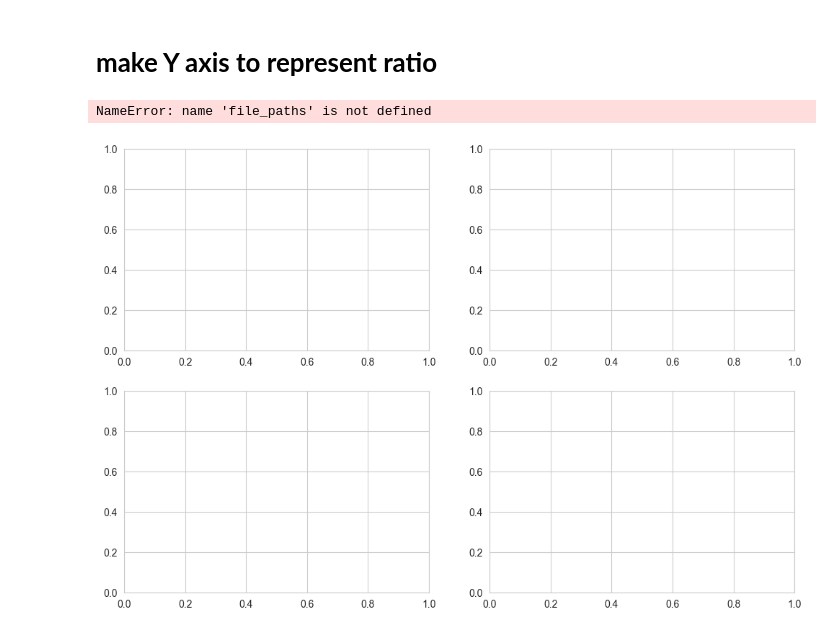
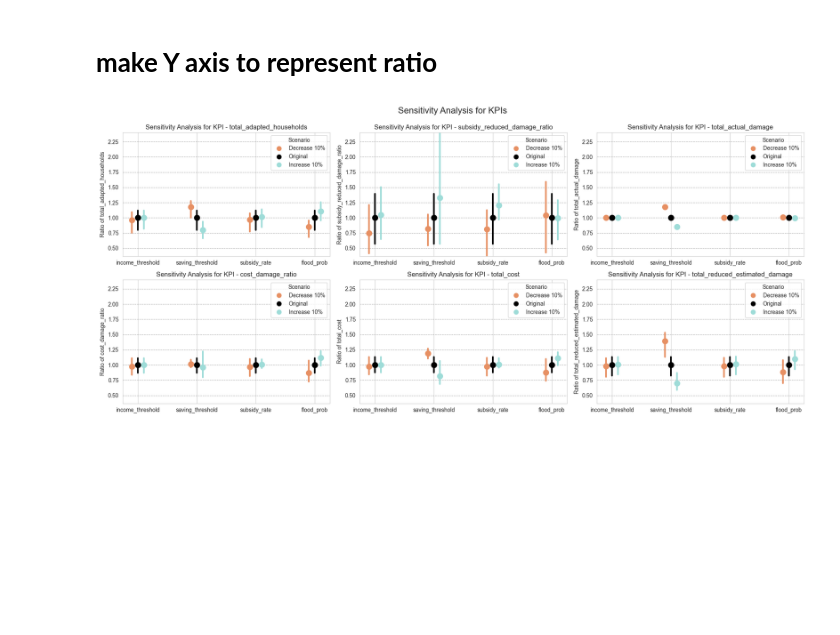
Before and after one commit to ctezgec/abm, a Jupyter notebook: model/analysis_sensitivity.ipynb, the cells around one changed output. Saved outputs shown, nothing was run; the diff lists cells and outputs as text; code cells hidden in the pictures; blank space fills up the shorter version.

```diff
--- a/model/analysis_sensitivity.ipynb
+++ b/model/analysis_sensitivity.ipynb
@@ -227,18 +227,15 @@ def calculate_ratio_statistics(dataframe, kpi, parameter_name, parameter_values)
     return results
 # Define the list of KPIs you want to analyze
 kpis = ['total_adapted_households',
-        'total_reduced_estimated_damage',
-        # 'total_actual_damage',
-        # 'total_subsidy',
-        # 'total_expenditure_on_adaptations',
-        'total_cost_damage_ratio',
-        # 'expenditure_damage_ratio',
-        # 'total_reduced_actual_damage',
-        'subsidy_damage_ratio']
+        'subsidy_reduced_damage_ratio',
+        'total_actual_damage',
+        'cost_damage_ratio',
+        'total_cost',
+        'total_reduced_estimated_damage']  # Replace kpis
 
 # Define the number of rows and columns for the subplots
 num_rows = 2
-num_cols = 2
+num_cols = 3
 
 # Create a figure with the defined number of subplots
 fig, axes = plt.subplots(num_rows, num_cols, figsize=(6 * num_cols, 4 * num_rows))
@@ -251,17 +248,17 @@ data_kpis = {kpi: {} for kpi in kpis}
 for kpi in kpis:
     for key, file_path in file_paths.items():
         df = load_and_filter_dataframe(file_path)
-        if kpi == 'subsidy_damage_ratio':
-            df['subsidy_damage_ratio'] = np.where(df['total_reduced_estimated_damage'] != 0,
-                                                  df['total_subsidy'] / df['total_reduced_estimated_damage'],
+        if kpi == 'subsidy_reduced_damage_ratio':
+            df['subsidy_reduced_damage_ratio'] = np.where(df['total_reduced_actual_damage'] != 0,
+                                                  df['total_subsidy'] / df['total_reduced_actual_damage'],
                                                   np.nan)
-        elif kpi == 'total_cost_damage_ratio':
-            df['total_cost_damage_ratio'] = np.where(df['total_reduced_estimated_damage'] != 0,
-                                                  df['total_subsidy']+ df['total_expenditure_on_adaptations'] / df['total_reduced_estimated_damage'],
+        elif kpi == 'cost_damage_ratio':
+            df['cost_damage_ratio'] = np.where(df['total_actual_damage'] != 0,
+                                               (df['total_subsidy']+ df['total_expenditure_on_adaptations']) / df['total_actual_damage'],
                                                   np.nan)
-        elif kpi == 'expenditure_damage_ratio':
-            df['expenditure_damage_ratio'] = np.where(df['total_reduced_estimated_damage'] != 0,
-                                                  df['total_expenditure_on_adaptations'] / df['total_reduced_estimated_damage'],
+        elif kpi == 'total_cost':
+            df['total_cost'] = np.where(df['total_actual_damage'] != 0,
+                                                  df['total_subsidy']+ df['total_expenditure_on_adaptations'],
                                                   np.nan)
         parameter_name = parameter_column_names[key]
         statistics = calculate_ratio_statistics(df, kpi, parameter_name, parameters[key])
@@ -295,32 +292,31 @@ for ax, (kpi, data_kpi) in zip(axes, data_kpis.items()):
 
     legend_elements = [Line2D([0], [0], marker='o', color='w', markerfacecolor=color, markersize=10, label=label) for color, label in zip(colors, scenario_labels)]
     ax.legend(handles=legend_elements, title='Scenario')
     ax.yaxis.grid(True, linestyle='--', which='major', color='grey', alpha=0.6)
 
 for i in range(len(data_kpis), len(axes)):
     axes[i].set_visible(False)
 
 # Initialize variables to store the global min and max values
 global_min = float('inf')
 global_max = float('-inf')
 
 # Calculate the global min and max values across all KPIs
 for kpi, data_kpi in data_kpis.items():
     for variable, scenarios in data_kpi.items():
         for level, values in scenarios.items():
             min_value = values[2]
             max_value = values[1]
             global_min = min(global_min, min_value)
             global_max = max(global_max, max_value)
 
 # Set the same y-axis scale for all subplots
 for ax in axes:
     ax.set_ylim(global_min, global_max)
 
 fig.suptitle('Sensitivity Analysis for KPIs', fontsize=16)
 plt.tight_layout()
 fig.subplots_adjust(top= 0.9)
 plt.show()
 # %% [output]
-NameError: name 'file_paths' is not defined
-[figure, old version]
+[figure, new version]
```
